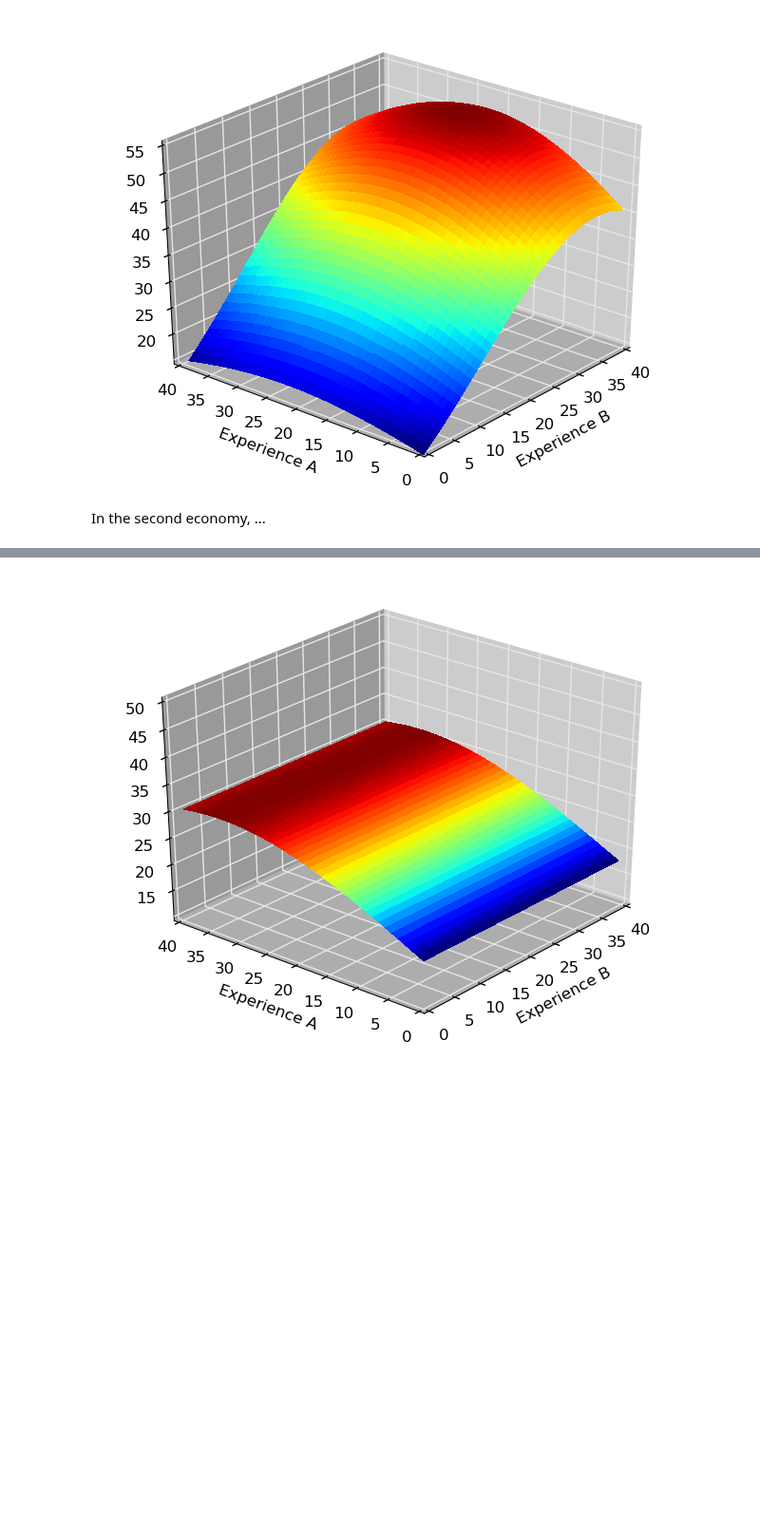
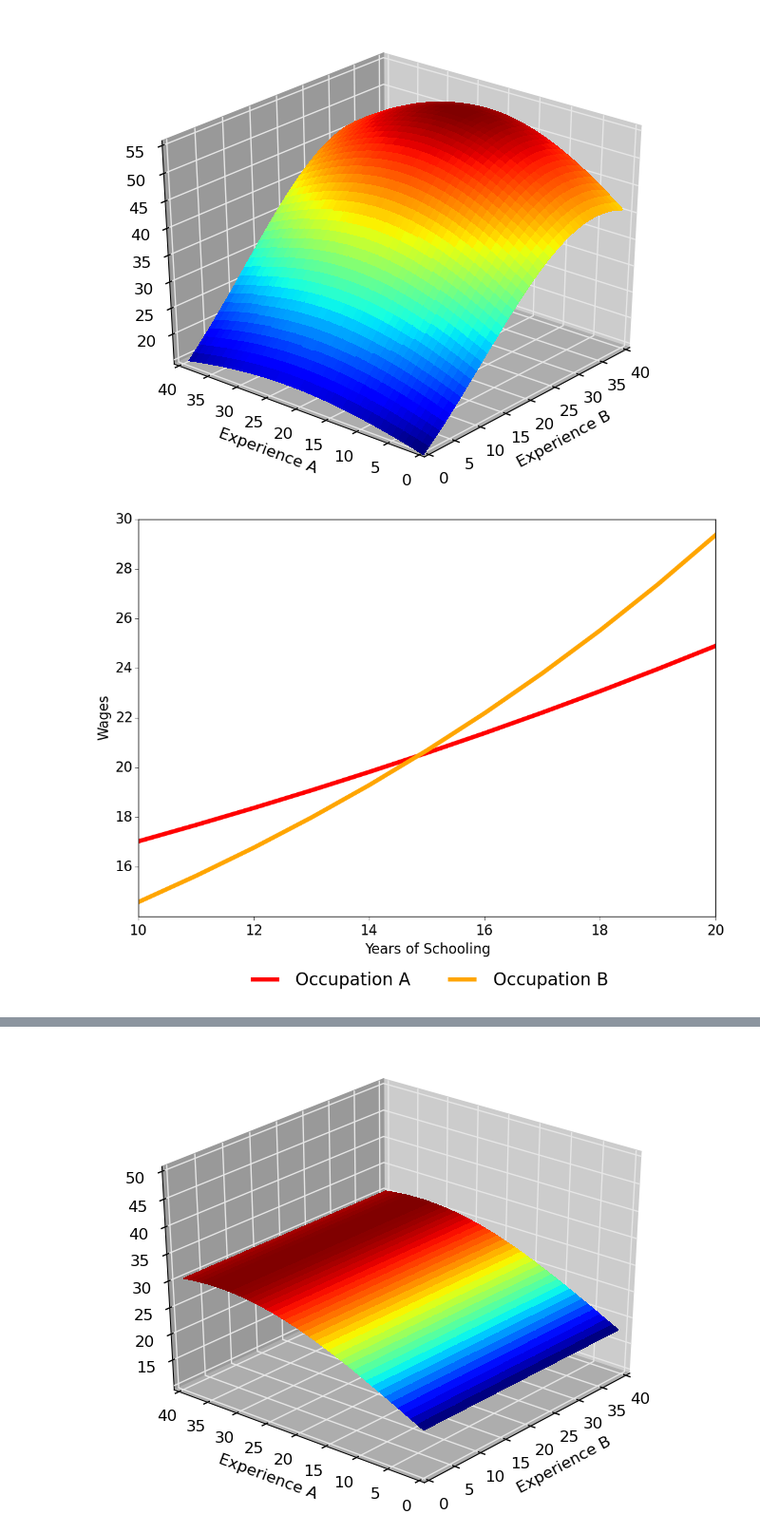
Before and after one commit to OpenSourceEconomics/respy, a Jupyter notebook: development/analyses/restud/lecture.ipynb, the cells around one changed output, grey strips where cells are left out. Shown at 95% size. Saved outputs shown, nothing was run; the diff lists cells and outputs as text; code cells hidden in the pictures; blank space fills up the shorter version.

```diff
--- a/development/analyses/restud/lecture.ipynb
+++ b/development/analyses/restud/lecture.ipynb
@@ -55,5 +60,7 @@ Image(filename=GRAPH_DIR + '/rslts/data_one/returns_experience_a.png')
 Image(filename=GRAPH_DIR + '/rslts/data_one/returns_experience_b.png')
 # %% [output]
 [figure]
-# %% [markdown]
-In the second economy, ...
+# %%
+Image(filename=GRAPH_DIR + '/rslts/data_one/returns_schooling.png')
+# %% [output]
+[figure, added]
```
Also changed, not shown: parts of 27 cells of this notebook, 1 other file.
